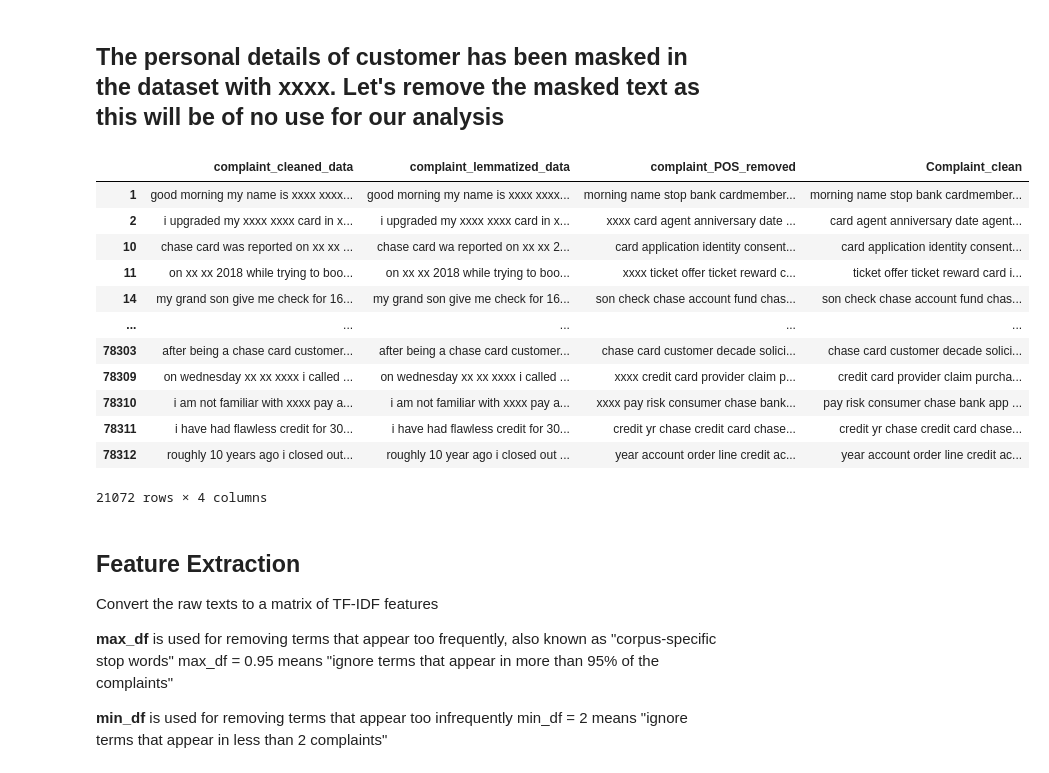
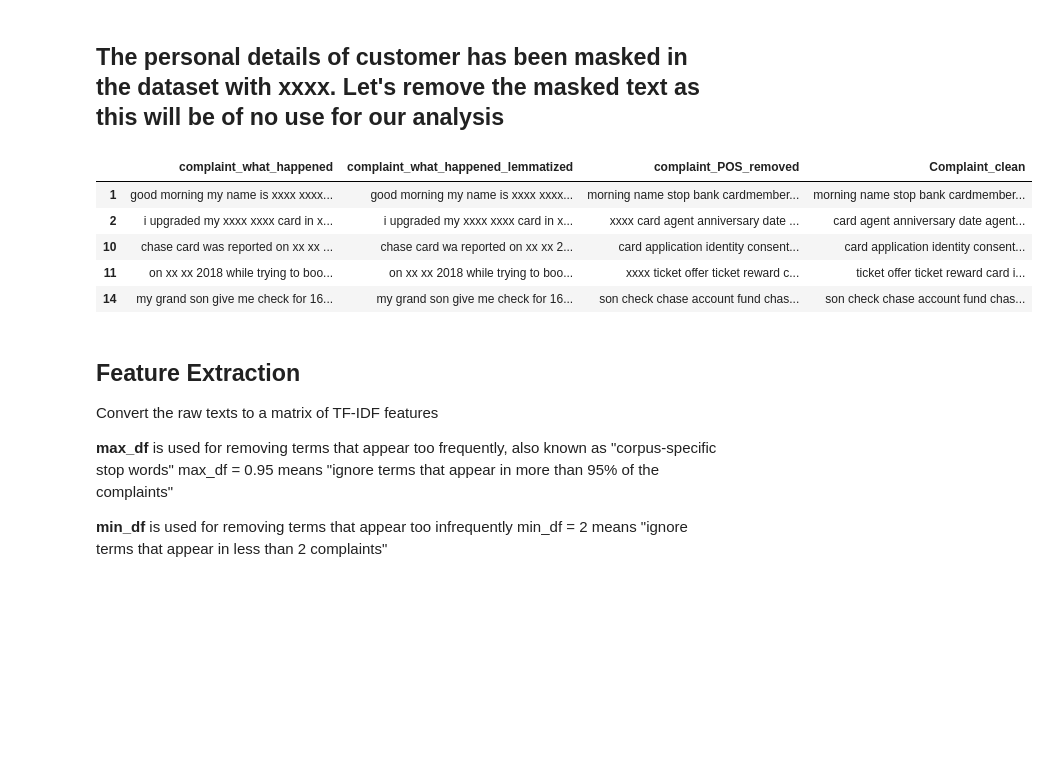
Before and after one commit to Aswani-ReddyKV/Automatic_Ticket_Classification, a Jupyter notebook: Automatic_Ticket_Classification_Assignment.ipynb, the cells around one changed output. Drawn from its saved outputs; the diff is of its cells as text; code cells hidden in the pictures; blank space fills up the shorter version.

```diff
--- a/Automatic_Ticket_Classification_Assignment.ipynb
+++ b/Automatic_Ticket_Classification_Assignment.ipynb
@@ -195,10 +198,10 @@ def lemmatize_data(text):
 df_clean = pd.DataFrame()
 # %%
 #Apply clean_data and update to new dataframe
-df_clean['complaint_cleaned_data'] = df['complaint_what_happened'].apply(lambda x: clean_data(x))
+df_clean['complaint_what_happened'] = df['complaint_what_happened'].apply(lambda x: clean_data(x))
 # %%
 #Apply clean_data and update to new dataframe
-df_clean['complaint_lemmatized_data'] = df_clean['complaint_cleaned_data'].apply(lambda x: lemmatize_data(x))
+df_clean['complaint_what_happened_lemmatized'] = df_clean['complaint_what_happened'].apply(lambda x: lemmatize_data(x))
 # %%
 #Write your function to extract the POS tags
 from tqdm import tqdm
@@ -212,6 +215,6 @@ def pos_tag(text):
 
 
 
-df_clean["complaint_POS_removed"] =  pos_tag(df_clean['complaint_lemmatized_data'])
+df_clean["complaint_POS_removed"] =  pos_tag(df_clean['complaint_what_happened_lemmatized'])
 # %%
 #The clean dataframe should now contain the raw complaint, lemmatized complaint and the complaint after removing POS tags.
@@ -364,21 +360,14 @@ plt.show()
 df_clean['Complaint_clean'] = df_clean['Complaint_clean'].str.replace('xxxx','')
 # %%
 #All masked texts has been removed
-df_clean
+df_clean.head()
 # %% [output]
-|  | complaint_cleaned_data | complaint_lemmatized_data | complaint_POS_removed | Complaint_clean |
+|  | complaint_what_happened | complaint_what_happened_lemmatized | complaint_POS_removed | Complaint_clean |
 | 1 | good morning my name is xxxx xxxx... | good morning my name is xxxx xxxx... | morning name stop bank cardmember... | morning name stop bank cardmember... |
 | 2 | i upgraded my xxxx xxxx card in x... | i upgraded my xxxx xxxx card in x... | xxxx card agent anniversary date ... | card agent anniversary date agent... |
 | 10 | chase card was reported on xx xx ... | chase card wa reported on xx xx 2... | card application identity consent... | card application identity consent... |
 | 11 | on xx xx 2018 while trying to boo... | on xx xx 2018 while trying to boo... | xxxx ticket offer ticket reward c... | ticket offer ticket reward card i... |
 | 14 | my grand son give me check for 16... | my grand son give me check for 16... | son check chase account fund chas... | son check chase account fund chas... |
-| ... | ... | ... | ... | ... |
-| 78303 | after being a chase card customer... | after being a chase card customer... | chase card customer decade solici... | chase card customer decade solici... |
-| 78309 | on wednesday xx xx xxxx i called ... | on wednesday xx xx xxxx i called ... | xxxx credit card provider claim p... | credit card provider claim purcha... |
-| 78310 | i am not familiar with xxxx pay a... | i am not familiar with xxxx pay a... | xxxx pay risk consumer chase bank... | pay risk consumer chase bank app ... |
-| 78311 | i have had flawless credit for 30... | i have had flawless credit for 30... | credit yr chase credit card chase... | credit yr chase credit card chase... |
-| 78312 | roughly 10 years ago i closed out... | roughly 10 year ago i closed out ... | year account order line credit ac... | year account order line credit ac... |
-21072 rows × 4 columns
 # %% [markdown]
 ## Feature Extraction
 Convert the raw texts to a matrix of TF-IDF features
```
Also changed, not shown: parts of 21 cells of this notebook.
